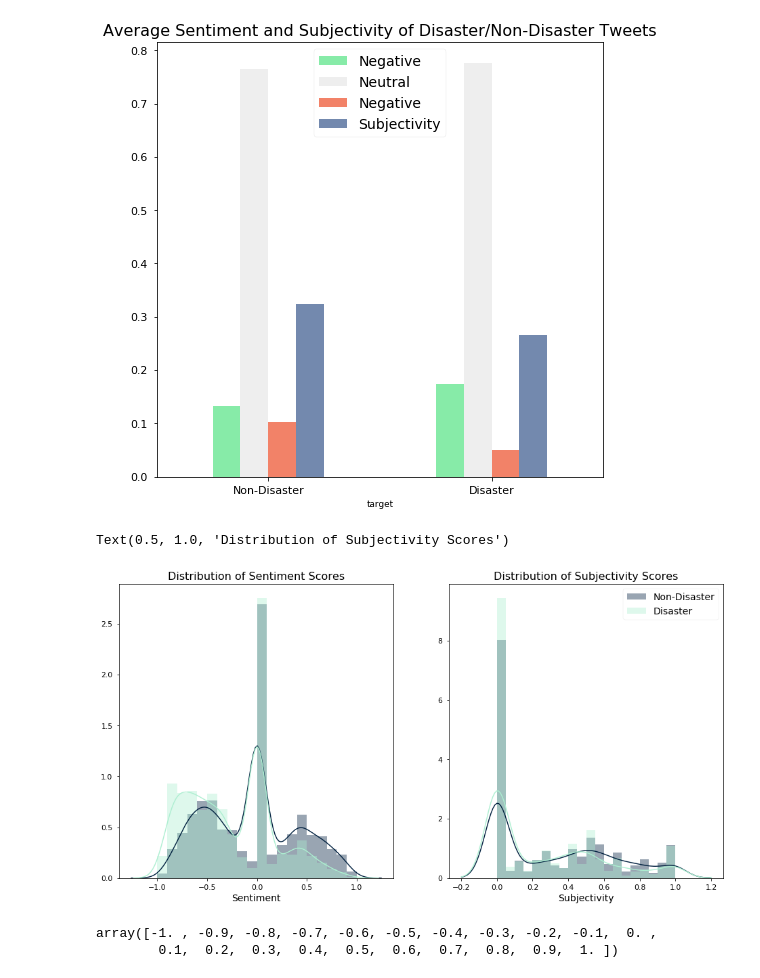
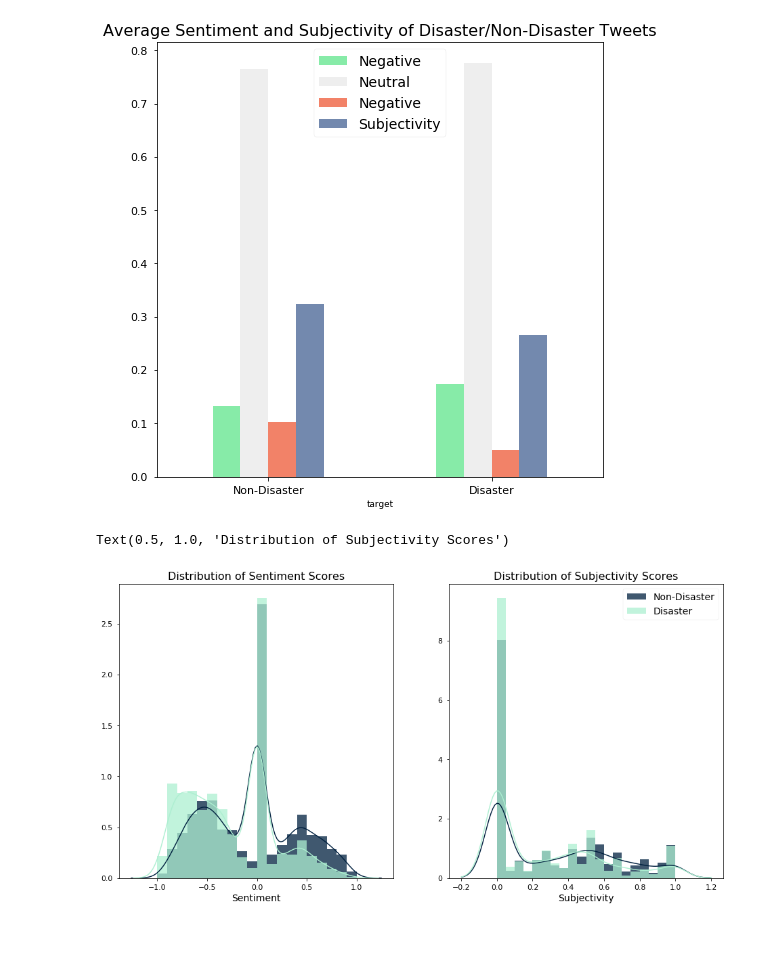
Before and after one commit to vegarab/aml-twitter-fakeornot, a Jupyter notebook: Notebooks/quantitative-stats.ipynb, the cells around one changed output. Saved outputs shown, nothing was run; the diff lists cells and outputs as text; code cells hidden in the pictures; blank space fills up the shorter version.

```diff
--- a/Notebooks/quantitative-stats.ipynb
+++ b/Notebooks/quantitative-stats.ipynb
@@ -406,42 +411,41 @@ Text(0.5, 1.0, 'Average Sentiment and Subjectivity of Disaster/Non-Disaster Twee
 # %%
 fig10, ax = plt.subplots(1,2, figsize=(16,8))
 
 sns.distplot(raw_data['Sentiment_Comp (Vader)'][raw_data['target']==0],
              bins=np.linspace(-1,1,21),
              ax=ax[0],
-             color=COLOR_0)
+             color=COLOR_0,
+             hist_kws={'alpha': 0.75})
 sns.distplot(raw_data['Sentiment_Comp (Vader)'][raw_data['target']==1],
              bins=np.linspace(-1,1,21),
              ax=ax[0],
-             color=COLOR_1)
+             color=COLOR_1,
+             hist_kws={'alpha': 0.75})
 
 ax[0].tick_params(labelsize=TICK_SIZE)
 ax[0].set_xlabel('Sentiment',fontsize=SUBTITLE_SIZE)
 ax[0].set_title('Distribution of Sentiment Scores',fontsize=TITLE_SIZE)
 
 sns.distplot(raw_data['Subjectivity (Textblob)'][raw_data['target']==0],
              bins=np.linspace(0,1,21),
              ax=ax[1],
              color=COLOR_0,
-             label='Non-Disaster')
+             label='Non-Disaster',
+             hist_kws={'alpha': 0.75})
 sns.distplot(raw_data['Subjectivity (Textblob)'][raw_data['target']==1],
              bins=np.linspace(0,1,21),
              ax=ax[1],
              color=COLOR_1,
-             label='Disaster')
+             label='Disaster',
+             hist_kws={'alpha': 0.75})
 ax[1].legend(fontsize=SUBTITLE_SIZE)
 
 ax[1].tick_params(labelsize=TICK_SIZE)
 ax[1].set_xlabel('Subjectivity',fontsize=SUBTITLE_SIZE)
 ax[1].set_title('Distribution of Subjectivity Scores',fontsize=TITLE_SIZE)
 # %% [output]
 Text(0.5, 1.0, 'Distribution of Subjectivity Scores')
-[figure, old version]
+[figure, new version]
-# %%
-np.linspace(-1,1,21)
-# %% [output]
-array([-1. , -0.9, -0.8, -0.7, -0.6, -0.5, -0.4, -0.3, -0.2, -0.1,  0. ,
-        0.1,  0.2,  0.3,  0.4,  0.5,  0.6,  0.7,  0.8,  0.9,  1. ])
 # %%
 fig1.savefig('Figures/class_proportion')
 fig2.savefig('Figures/word_freq')
```
Also changed, not shown: parts of 8 cells of this notebook.
